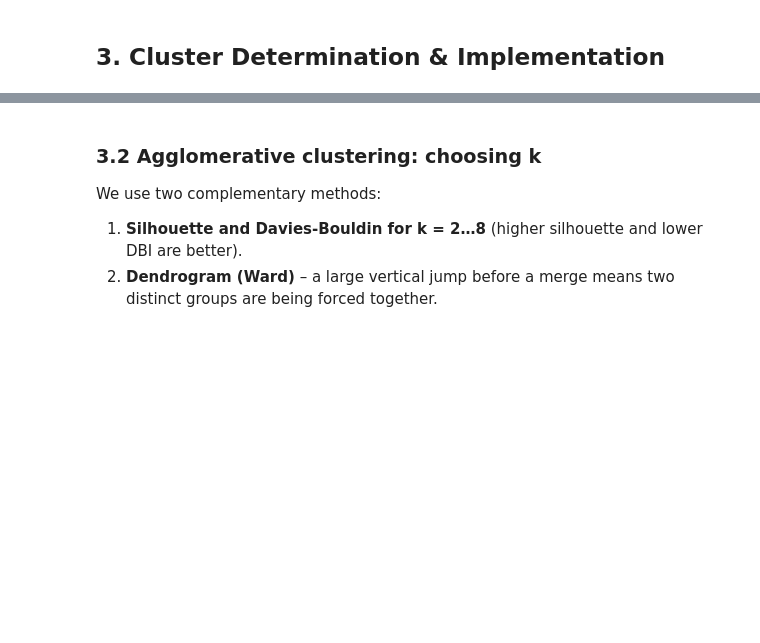
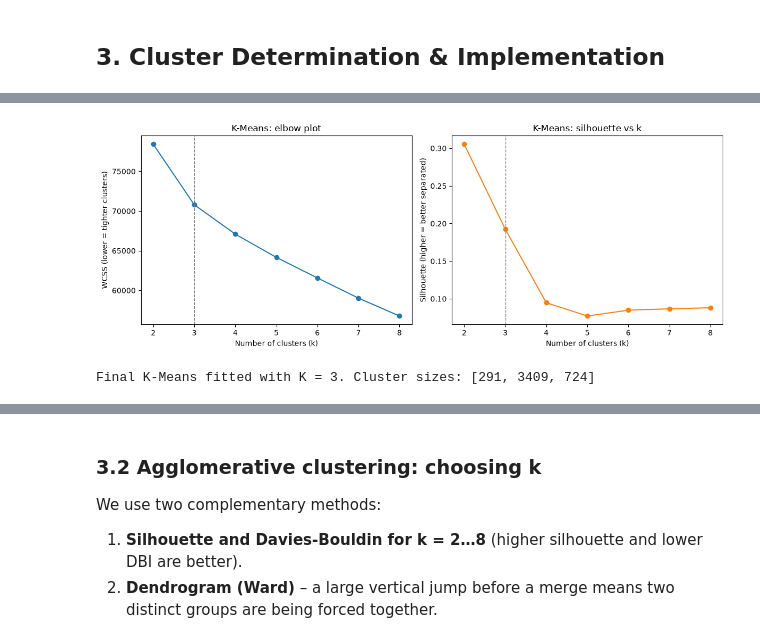
Before and after one commit to Aldanahth/SW485-Project-Group4, a Jupyter notebook: Unsupervised_Learning/Phase2_Unsupervised_Learning.ipynb, the cells around one changed output, grey strips where cells are left out. Cells and saved outputs as stored; diff of their text form; code cells hidden in the pictures; blank space fills up the shorter version.

```diff
--- a/Unsupervised_Learning/Phase2_Unsupervised_Learning.ipynb
+++ b/Unsupervised_Learning/Phase2_Unsupervised_Learning.ipynb
@@ -117,0 +127,34 @@ display(pd.DataFrame(rows).round(3).set_index("k"))
+# %%
+# ============================================================
+# 3.1 K-Means: choosing k (elbow + silhouette)
+# ============================================================
+k_values = range(2, 9)
+km_rows = []
+for k in k_values:
+    km = KMeans(n_clusters=k, n_init=10, random_state=RANDOM_STATE).fit(X)
+    km_rows.append({"k": k,
+                    "WCSS": km.inertia_,
+                    "Silhouette": silhouette_score(X, km.labels_),
+                    "Davies-Bouldin": davies_bouldin_score(X, km.labels_),
+                    "Smallest cluster": np.bincount(km.labels_).min(),
+                    "Dropout rate of the riskiest cluster": max(
+                        (y_true[km.labels_ == c] == "Dropout").mean() for c in range(k))})
+km_table = pd.DataFrame(km_rows).set_index("k")
+display(km_table.round(3))
+
+fig, axes = plt.subplots(1, 2, figsize=(12, 4.5))
+axes[0].plot(km_table.index, km_table["WCSS"], marker="o")
+axes[0].axvline(K, color="grey", ls="--", lw=1)
+axes[0].set_xlabel("Number of clusters (k)"); axes[0].set_ylabel("WCSS (lower = tighter clusters)")
+axes[0].set_title("K-Means: elbow plot")
+
+axes[1].plot(km_table.index, km_table["Silhouette"], marker="o", color="tab:orange")
+axes[1].axvline(K, color="grey", ls="--", lw=1)
+axes[1].set_xlabel("Number of clusters (k)"); axes[1].set_ylabel("Silhouette (higher = better separated)")
+axes[1].set_title("K-Means: silhouette vs k")
+plt.tight_layout(); plt.savefig(PLOTS / "kmeans_k_selection.png", dpi=150); plt.show()
+
+# Final K-Means model with the agreed K
+kmeans_final = KMeans(n_clusters=K, n_init=10, random_state=RANDOM_STATE).fit(X)
+print(f"Final K-Means fitted with K = {K}. Cluster sizes:", np.bincount(kmeans_final.labels_).tolist())
+# %% [output]
@@ -117,0 +170,2 @@ display(pd.DataFrame(rows).round(3).set_index("k"))
+[figure, added]
+Final K-Means fitted with K = 3. Cluster sizes: [291, 3409, 724]
```
Also changed, not shown: parts of 33 cells of this notebook, 5 other files.
